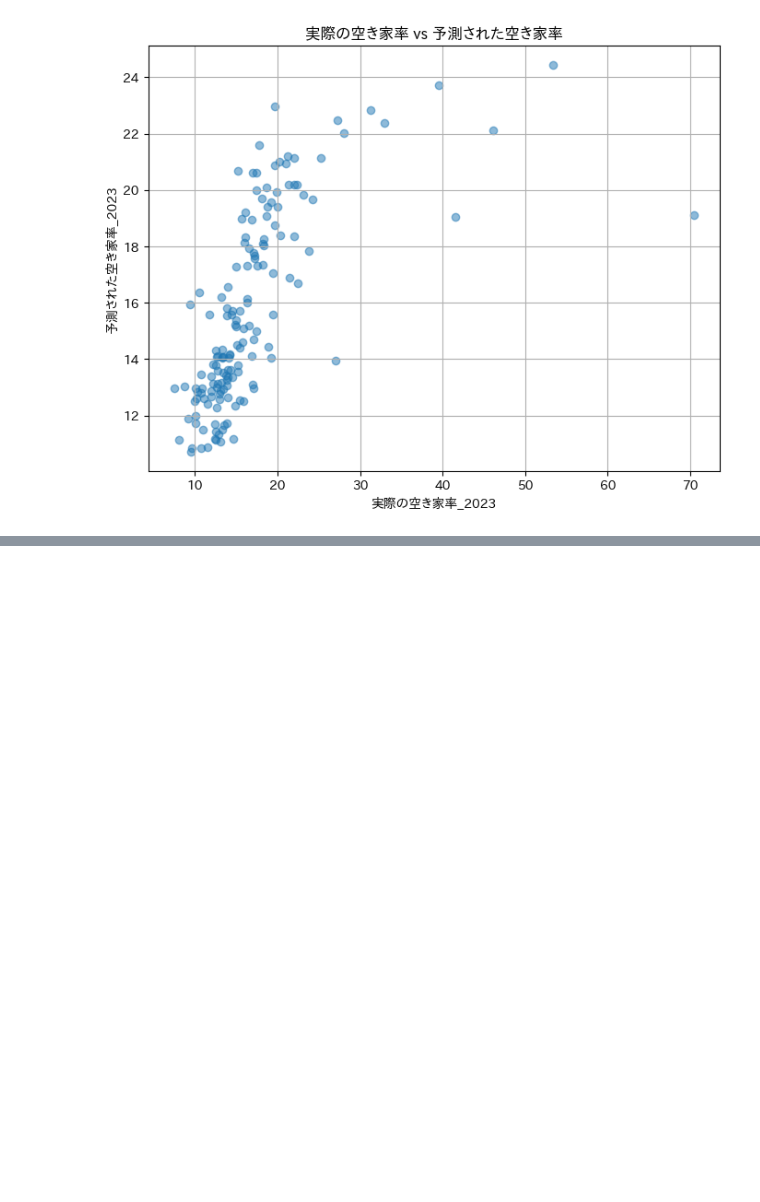
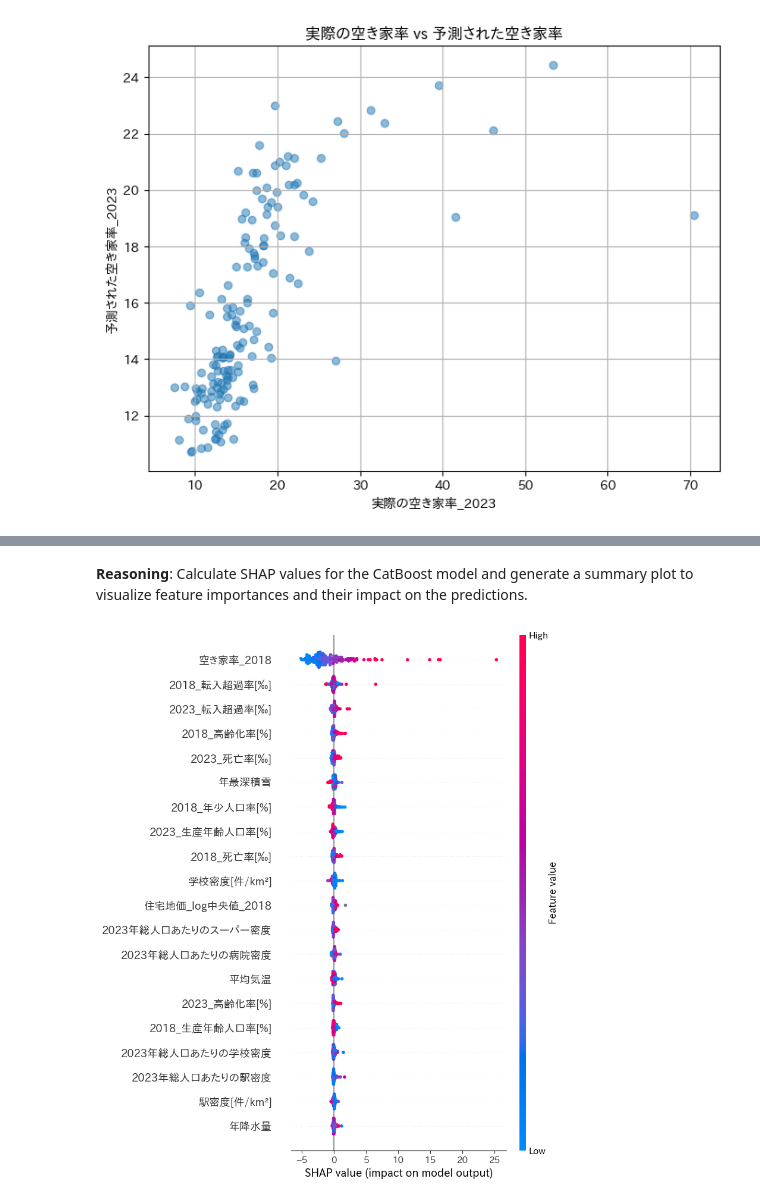
Before and after one commit to ayuko66/akiya-lens, a Jupyter notebook: notebook/akiya_train.ipynb, the cells around one changed output, grey strips where cells are left out. Cells and saved outputs as stored; diff of their text form; code cells hidden in the pictures; blank space fills up the shorter version.

```diff
--- a/notebook/akiya_train.ipynb
+++ b/notebook/akiya_train.ipynb
@@ -378,0 +343,14 @@ plt.show()
+# %% [markdown]
+**Reasoning**:
+Calculate SHAP values for the CatBoost model and generate a summary plot to visualize feature importances and their impact on the predictions.
+# %%
+import shap
+
+# Use the first trained CatBoost model for SHAP explanation
+explainer_catboost = shap.TreeExplainer(catboost_models[0])
+shap_values_catboost = explainer_catboost.shap_values(X_sanitized)
+
+# Visualize the SHAP results (summary plot) for CatBoost
+shap.summary_plot(shap_values_catboost, X_sanitized, feature_names=X.columns)
+# %% [output]
+[figure, added]
```
Also changed, not shown: parts of 13 cells of this notebook.
